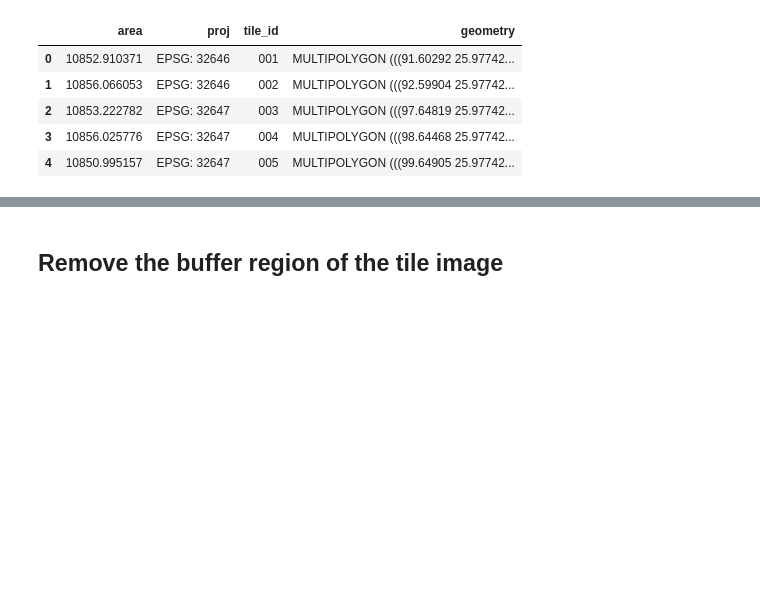
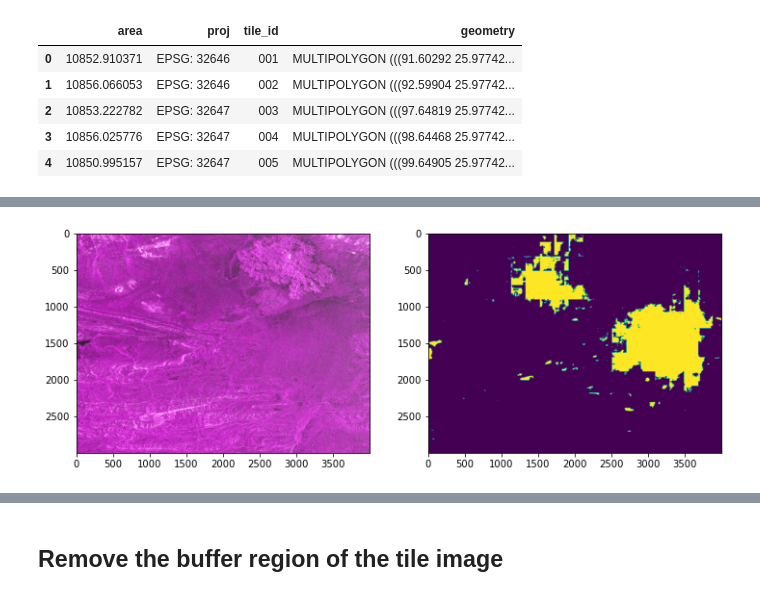
Before and after one commit to xinluo2018/Tibet-Water-2020, a Jupyter notebook: visual/tibet_result.ipynb, the cells around one changed output, grey strips where cells are left out. Drawn from its saved outputs; the diff is of its cells as text; code cells hidden in the pictures; blank space fills up the shorter version.

```diff
--- a/visual/tibet_result.ipynb
+++ b/visual/tibet_result.ipynb
@@ -42,3 +59,13 @@ imgShow(s1_tile_wat, color_bands=(0,1,0), clip_percent=2)
+# %%
+plt.figure(figsize=(12,8))
+region = [2000,5000,1000,5000]
+plt.subplot(1,2,1)
+imgShow(s1_img_tile, color_bands=(0,1,0), clip_percent=2, focus=region)
+## plot water map
+plt.subplot(1,2,2)
+imgShow(s1_tile_wat, color_bands=(0,1,0), clip_percent=2, focus=region)
+# %% [output]
+[figure, added]
 # %%
 # ## check the prediction water map
 # ## -- data path
```
Also changed, not shown: parts of 3 cells of this notebook, 35 other files.
